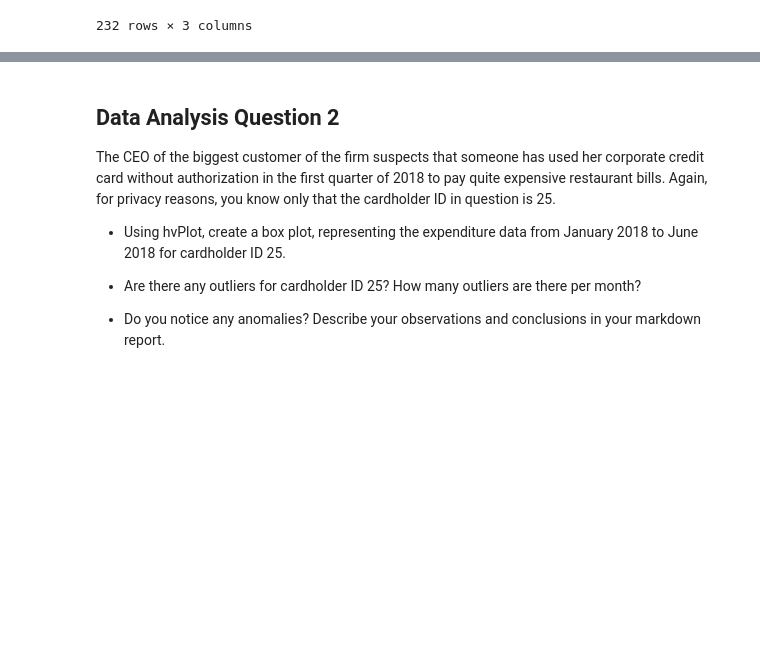
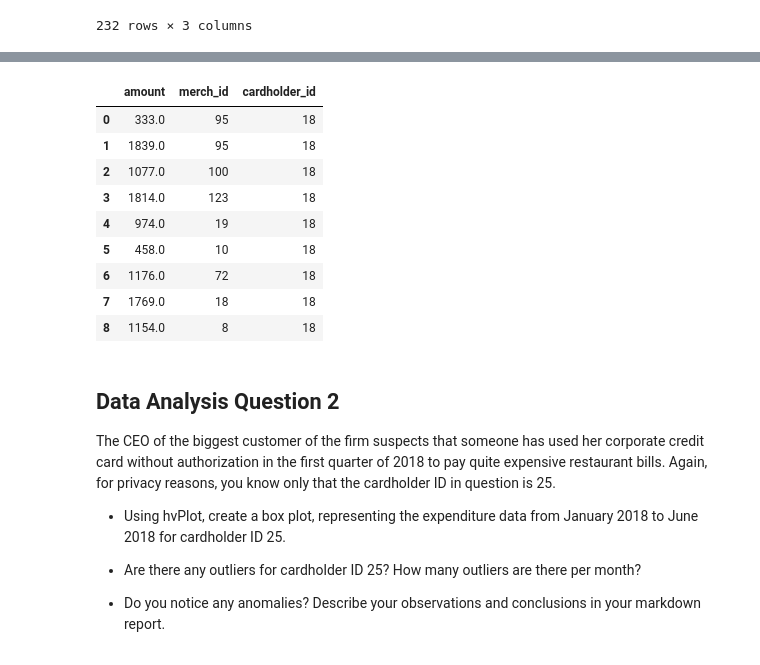
Before and after one commit to Olegreg762/FintechBootcamp, a Jupyter notebook: SQL homework/visual_data_analysis.ipynb, the cells around one changed output, grey strips where cells are left out. Cells and saved outputs as stored; diff of their text form; code cells hidden in the pictures; blank space fills up the shorter version.

```diff
--- a/SQL homework/visual_data_analysis.ipynb
+++ b/SQL homework/visual_data_analysis.ipynb
@@ -87,6 +85,28 @@ combine_cardholder = cardholder_2_plot * cardholder_18_plot
 combine_cardholder
 # %% [output]
 [interactive output not drawn]
+# %%
+# Query to comapre anomalous transaction amounts to merchchant id for correlation for cardholder 18
+query_compare = """
+SELECT * FROM transact
+NATURAL JOIN credit_card
+WHERE credit_card.cardholder_id IN ('18') AND
+transact.amount >'300'
+"""
+# Creating a data frame to read the data for trends in anomalous transactions and merchant ids
+merchant_trans = pd.read_sql(query_compare, engine).drop(columns=['card_num', 'tran_id', 'date_'])
+merchant_trans
+# %% [output]
+|  | amount | merch_id | cardholder_id |
+| 0 | 333.0 | 95 | 18 |
+| 1 | 1839.0 | 95 | 18 |
+| 2 | 1077.0 | 100 | 18 |
+| 3 | 1814.0 | 123 | 18 |
+| 4 | 974.0 | 19 | 18 |
+| 5 | 458.0 | 10 | 18 |
+| 6 | 1176.0 | 72 | 18 |
+| 7 | 1769.0 | 18 | 18 |
+| 8 | 1154.0 | 8 | 18 |
 # %% [markdown]
 ## Data Analysis Question 2
 
```
Also changed, not shown: parts of 5 cells of this notebook, 4 other files.
